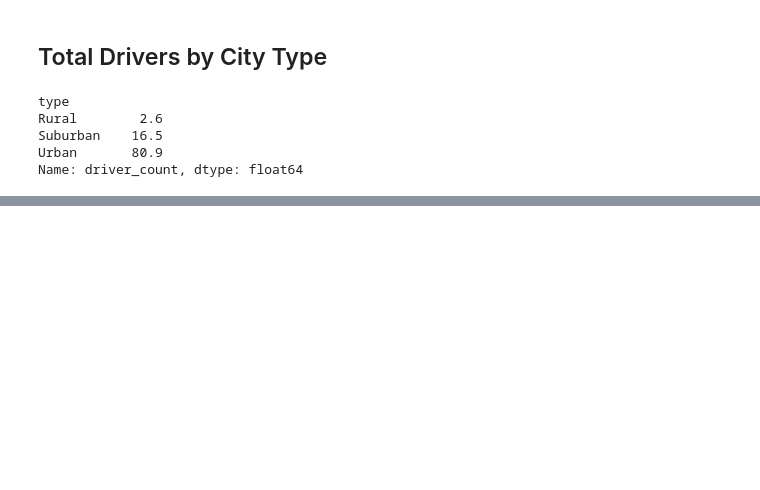
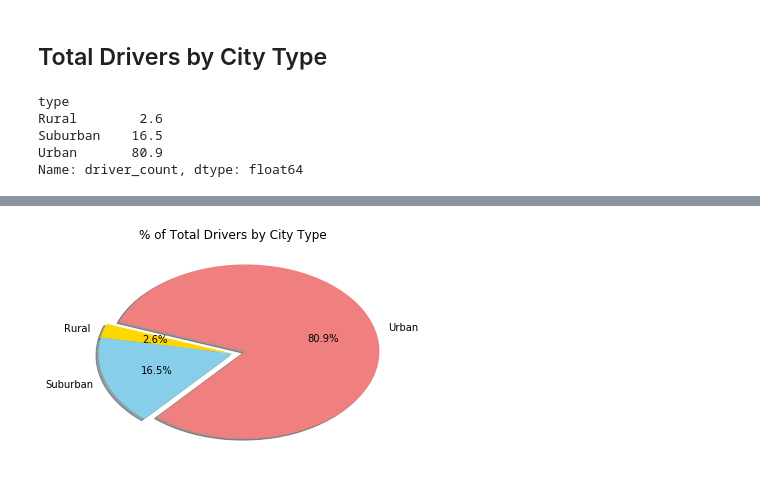
Before and after one commit to DZweiback/Matplotlib-Homework, a Jupyter notebook: dz_Pyber HW.ipynb, the cells around one changed output, grey strips where cells are left out. Cells and saved outputs as stored; diff of their text form; code cells hidden in the pictures; blank space fills up the shorter version.

```diff
--- a/dz_Pyber HW.ipynb
+++ b/dz_Pyber HW.ipynb
@@ -168,0 +166,13 @@ plt.show()
+# %%
+# Build Pie Chart
+#Driver_Percents.plot{kind="pie"}
+Labels=["Rural", "Suburban", "Urban"]
+Explode=[0, 0, 0.10]
+Colors=["gold", "skyblue", "lightcoral"]
+plt.pie(Driver_Percents, labels=Labels, autopct="%.1f%%", shadow=True, explode=Explode, colors=Colors, startangle=160)
+plt.title("% of Total Drivers by City Type")
+plt.show()
+
+# Save Figure
+# %% [output]
+[figure, added]
```
Also changed, not shown: parts of 14 cells of this notebook.
